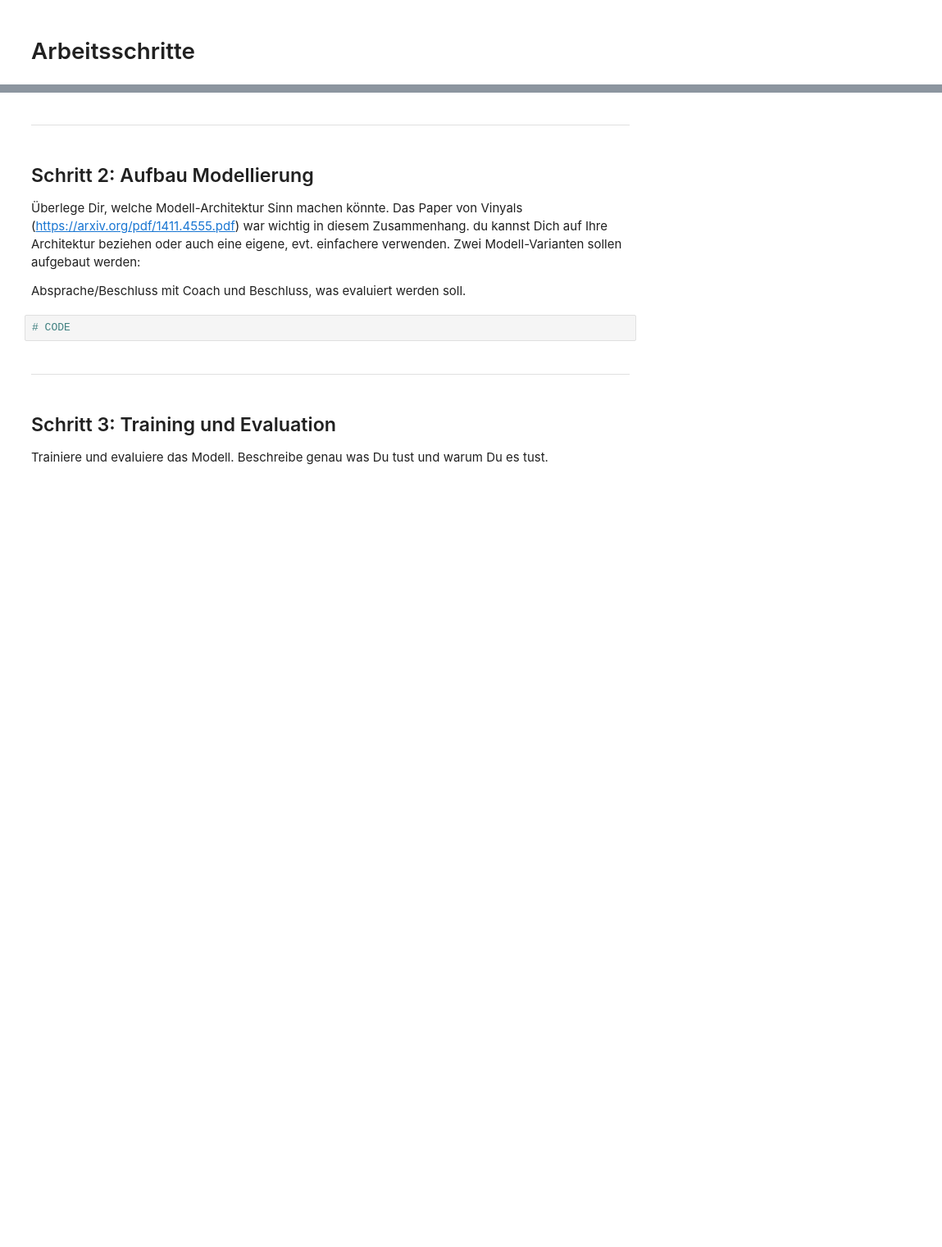
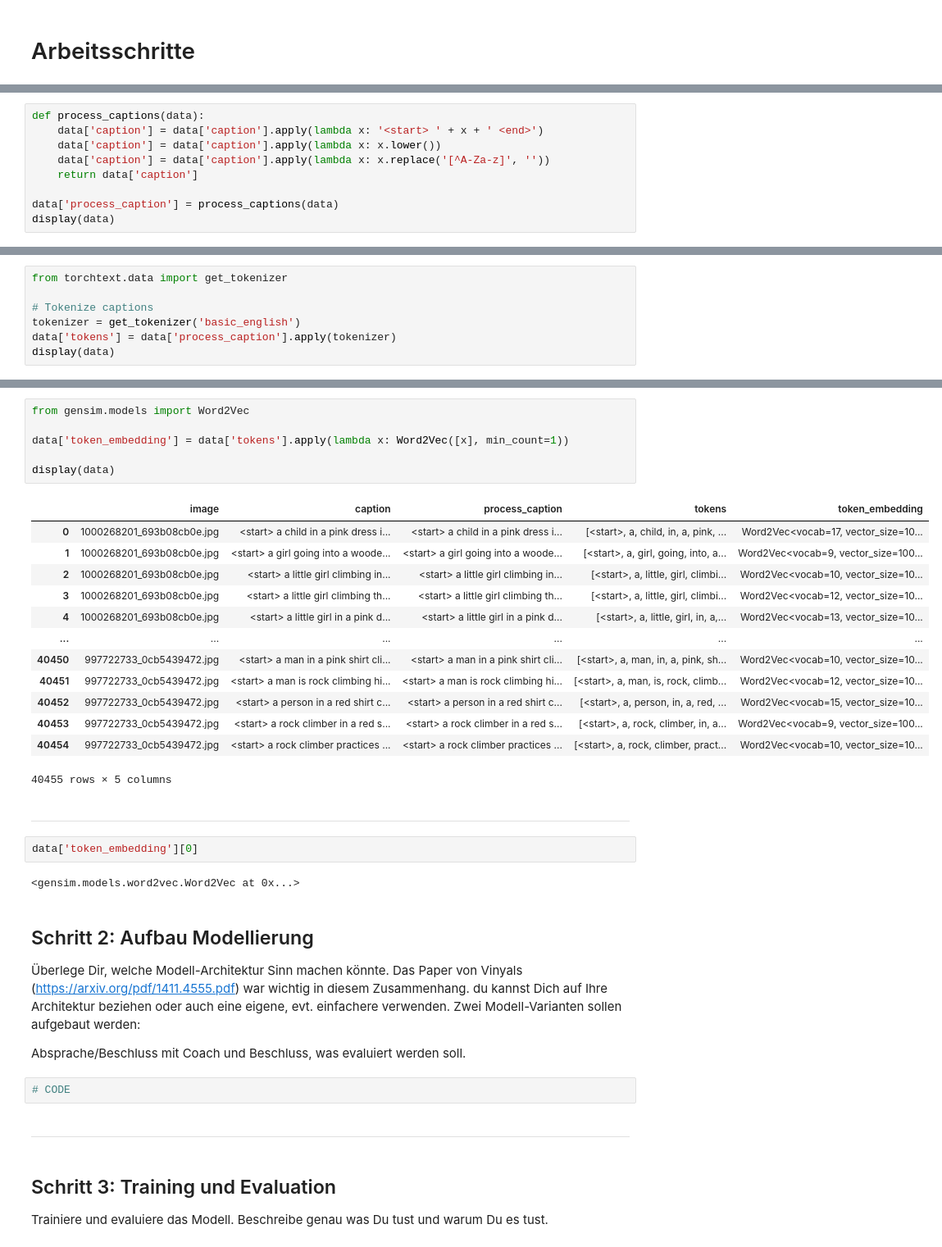
Before and after one commit to 7ben18/fhnw-del-Deep-Learning, a Jupyter notebook: del-Minichallenge-2/del-Minichallenge-2-SiBenTran.ipynb, the cells around one changed output, grey strips where cells are left out. Shown at 82% size. Saved outputs shown, nothing was run; the diff lists cells and outputs as text; blank space fills up the shorter version.

Commit message:
add token

```diff
--- a/del-Minichallenge-2/del-Minichallenge-2-SiBenTran.ipynb
+++ b/del-Minichallenge-2/del-Minichallenge-2-SiBenTran.ipynb
@@ -86,0 +139,9 @@ plot_image_caption(image_unique[1])
+# %%
+def process_captions(data):
+    data['caption'] = data['caption'].apply(lambda x: '<start> ' + x + ' <end>')
+    data['caption'] = data['caption'].apply(lambda x: x.lower())
+    data['caption'] = data['caption'].apply(lambda x: x.replace('[^A-Za-z]', ''))
+    return data['caption']
+
+data['process_caption'] = process_captions(data)
+display(data)
@@ -86,0 +162,7 @@ plot_image_caption(image_unique[1])
+# %%
+from torchtext.data import get_tokenizer
+
+# Tokenize captions
+tokenizer = get_tokenizer('basic_english')
+data['tokens'] = data['process_caption'].apply(tokenizer)
+display(data)
@@ -87,5 +183,29 @@ plot_image_caption(image_unique[1])
+# %%
+from gensim.models import Word2Vec
+
+data['token_embedding'] = data['tokens'].apply(lambda x: Word2Vec([x], min_count=1))
+
+display(data)
+# %% [output]
+|  | image | caption | process_caption | tokens | token_embedding |
+| 0 | 1000268201_693b08cb0e.jpg | <start> a child in a pink dress i... | <start> a child in a pink dress i... | [<start>, a, child, in, a, pink, ... | Word2Vec<vocab=17, vector_size=10... |
+| 1 | 1000268201_693b08cb0e.jpg | <start> a girl going into a woode... | <start> a girl going into a woode... | [<start>, a, girl, going, into, a... | Word2Vec<vocab=9, vector_size=100... |
+| 2 | 1000268201_693b08cb0e.jpg | <start> a little girl climbing in... | <start> a little girl climbing in... | [<start>, a, little, girl, climbi... | Word2Vec<vocab=10, vector_size=10... |
+| 3 | 1000268201_693b08cb0e.jpg | <start> a little girl climbing th... | <start> a little girl climbing th... | [<start>, a, little, girl, climbi... | Word2Vec<vocab=12, vector_size=10... |
+| 4 | 1000268201_693b08cb0e.jpg | <start> a little girl in a pink d... | <start> a little girl in a pink d... | [<start>, a, little, girl, in, a,... | Word2Vec<vocab=13, vector_size=10... |
+| ... | ... | ... | ... | ... | ... |
+| 40450 | 997722733_0cb5439472.jpg | <start> a man in a pink shirt cli... | <start> a man in a pink shirt cli... | [<start>, a, man, in, a, pink, sh... | Word2Vec<vocab=10, vector_size=10... |
+| 40451 | 997722733_0cb5439472.jpg | <start> a man is rock climbing hi... | <start> a man is rock climbing hi... | [<start>, a, man, is, rock, climb... | Word2Vec<vocab=12, vector_size=10... |
+| 40452 | 997722733_0cb5439472.jpg | <start> a person in a red shirt c... | <start> a person in a red shirt c... | [<start>, a, person, in, a, red, ... | Word2Vec<vocab=15, vector_size=10... |
+| 40453 | 997722733_0cb5439472.jpg | <start> a rock climber in a red s... | <start> a rock climber in a red s... | [<start>, a, rock, climber, in, a... | Word2Vec<vocab=9, vector_size=100... |
+| 40454 | 997722733_0cb5439472.jpg | <start> a rock climber practices ... | <start> a rock climber practices ... | [<start>, a, rock, climber, pract... | Word2Vec<vocab=10, vector_size=10... |
+40455 rows × 5 columns
 # %% [markdown]
 ---
+# %%
+data['token_embedding'][0]
+# %% [output]
+<gensim.models.word2vec.Word2Vec at 0x...>
 # %% [markdown]
 ## Schritt 2: Aufbau Modellierung
 
```
Also changed, not shown: parts of 14 cells of this notebook.
